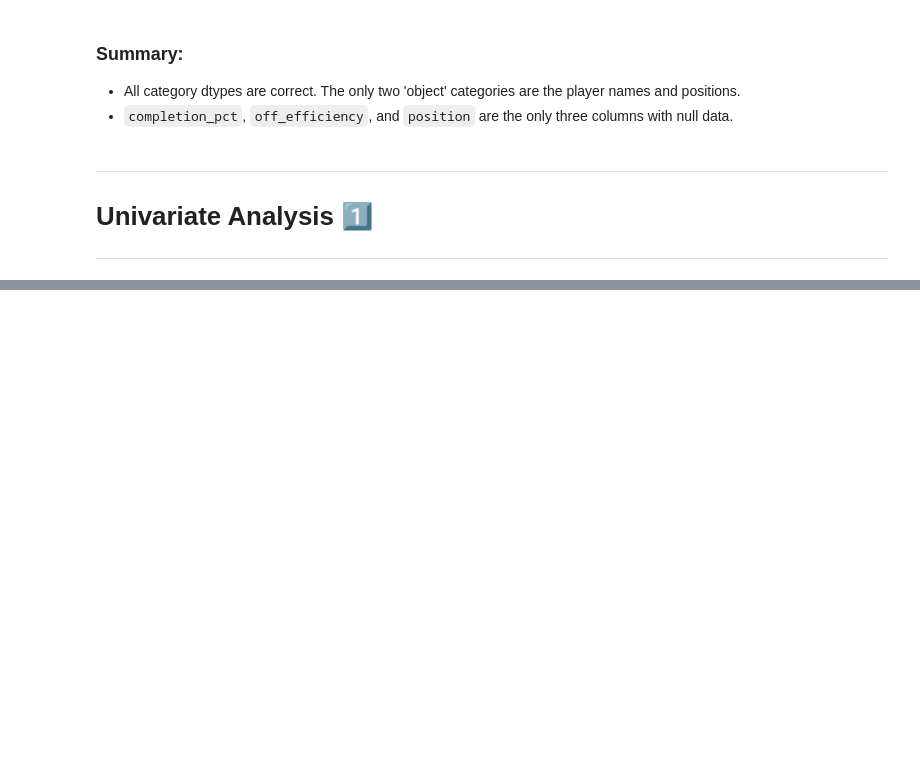
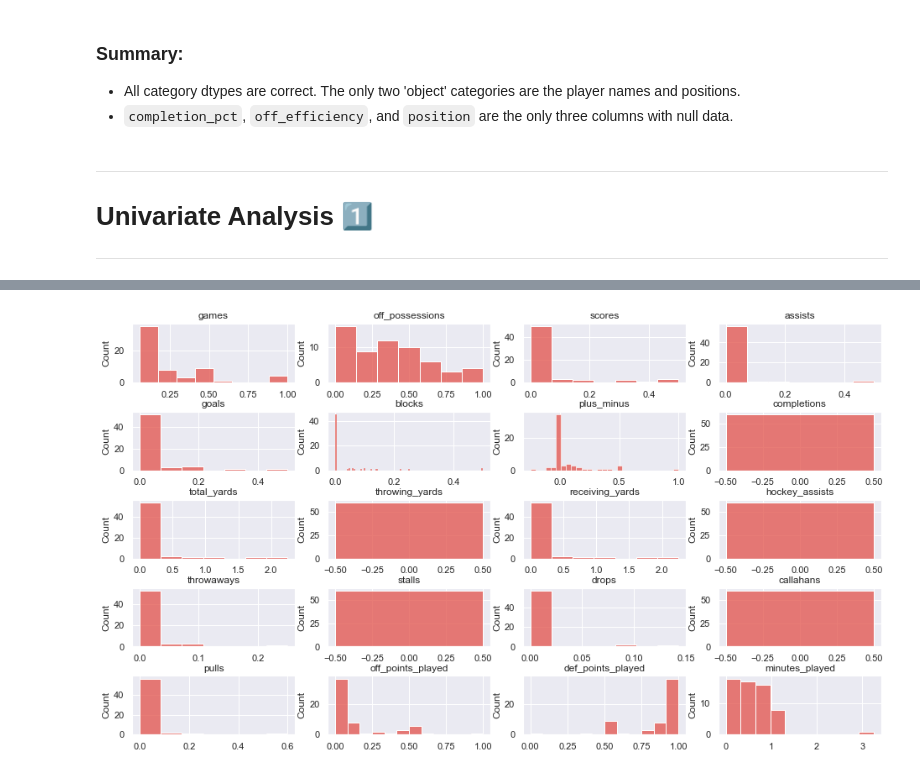
Before and after one commit to g-lorenzo/audl_ds, a Jupyter notebook: P2 - Player Categorization.ipynb, the cells around one changed output, grey strips where cells are left out. Cells and saved outputs as stored; diff of their text form; code cells hidden in the pictures; blank space fills up the shorter version.

```diff
--- a/P2 - Player Categorization.ipynb
+++ b/P2 - Player Categorization.ipynb
@@ -102,0 +145,14 @@ for col, ax in zip(df.columns.drop('player'), ax.ravel()):
+# %%
+zero_comp = norm_df[norm_df['completions'] == 0]
+
+fig, ax = plt.subplots(nrows=5, ncols=4, figsize=(16, 9))
+plt.subplots_adjust(hspace=0.5)
+
+for col, ax in zip(zero_comp.columns.drop(labels=['points_played']), ax.ravel()):
+    sns.histplot(data=zero_comp, x=col, ax=ax)
+
+    # chart formatting
+    ax.set_title(col)
+    ax.set_xlabel("")
+# %% [output]
+[figure, added]
```
Also changed, not shown: parts of 30 cells of this notebook.
